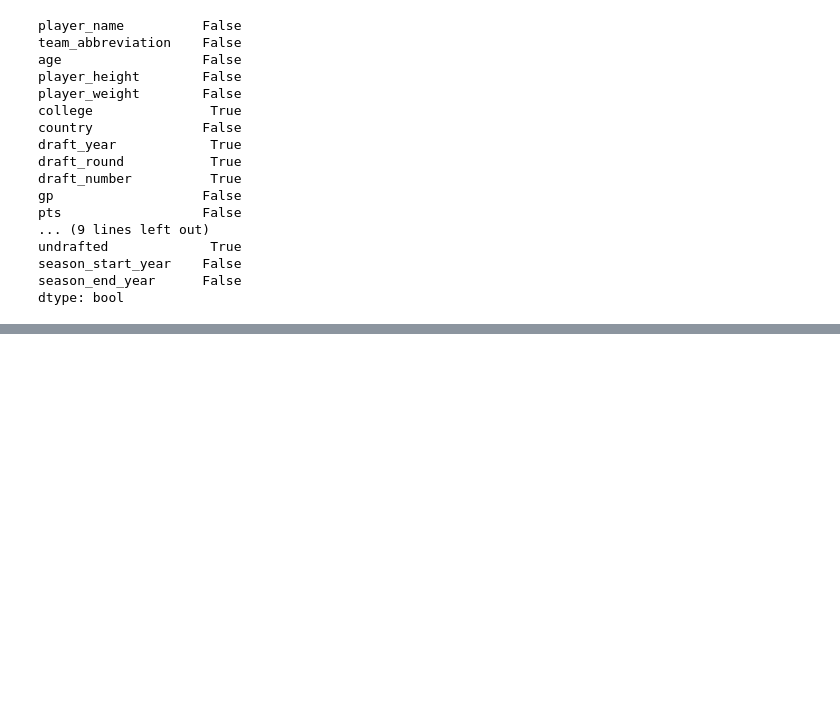
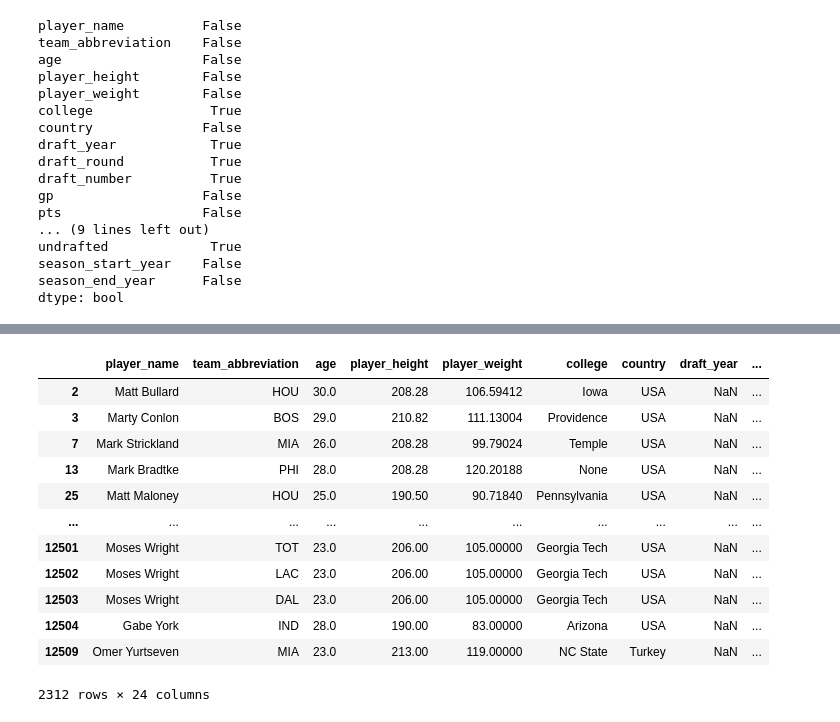
Before and after one commit to tta13/NBA-data-analysis, a Jupyter notebook: code.ipynb, the cells around one changed output, grey strips where cells are left out. Saved outputs shown, nothing was run; the diff lists cells and outputs as text; code cells hidden in the pictures; blank space fills up the shorter version.

```diff
--- a/code.ipynb
+++ b/code.ipynb
@@ -872,0 +890,16 @@ df.head()
+# %%
+df.loc[df['draft_round'].isnull() & df['undrafted'] == 1.0]
+# %% [output]
+|  | player_name | team_abbreviation | age | player_height | player_weight | college | country | draft_year | ... |
+| 2 | Matt Bullard | HOU | 30.0 | 208.28 | 106.59412 | Iowa | USA | NaN | ... |
+| 3 | Marty Conlon | BOS | 29.0 | 210.82 | 111.13004 | Providence | USA | NaN | ... |
+| 7 | Mark Strickland | MIA | 26.0 | 208.28 | 99.79024 | Temple | USA | NaN | ... |
+| 13 | Mark Bradtke | PHI | 28.0 | 208.28 | 120.20188 | None | USA | NaN | ... |
+| 25 | Matt Maloney | HOU | 25.0 | 190.50 | 90.71840 | Pennsylvania | USA | NaN | ... |
+| ... | ... | ... | ... | ... | ... | ... | ... | ... | ... |
+| 12501 | Moses Wright | TOT | 23.0 | 206.00 | 105.00000 | Georgia Tech | USA | NaN | ... |
+| 12502 | Moses Wright | LAC | 23.0 | 206.00 | 105.00000 | Georgia Tech | USA | NaN | ... |
+| 12503 | Moses Wright | DAL | 23.0 | 206.00 | 105.00000 | Georgia Tech | USA | NaN | ... |
+| 12504 | Gabe York | IND | 28.0 | 190.00 | 83.00000 | Arizona | USA | NaN | ... |
+| 12509 | Omer Yurtseven | MIA | 23.0 | 213.00 | 119.00000 | NC State | Turkey | NaN | ... |
+2312 rows × 24 columns
```
Also changed, not shown: parts of 24 cells of this notebook.
